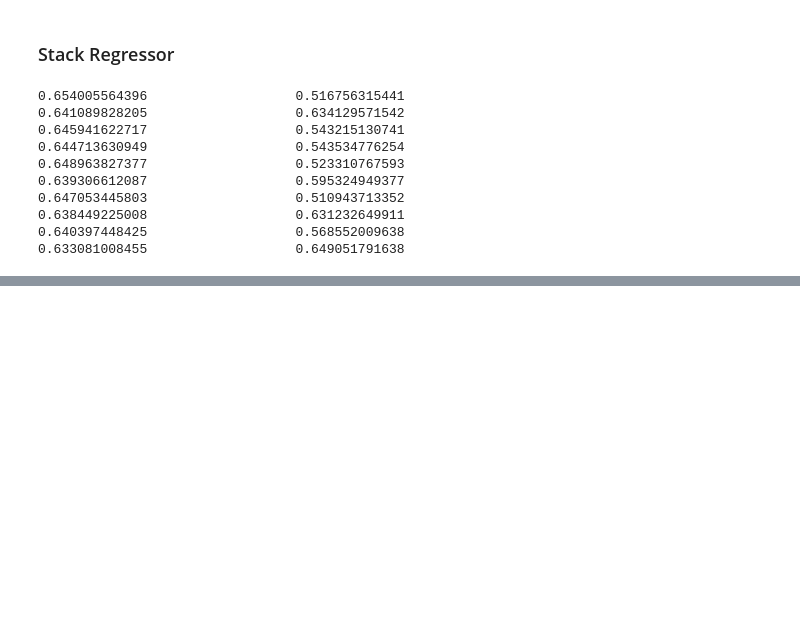
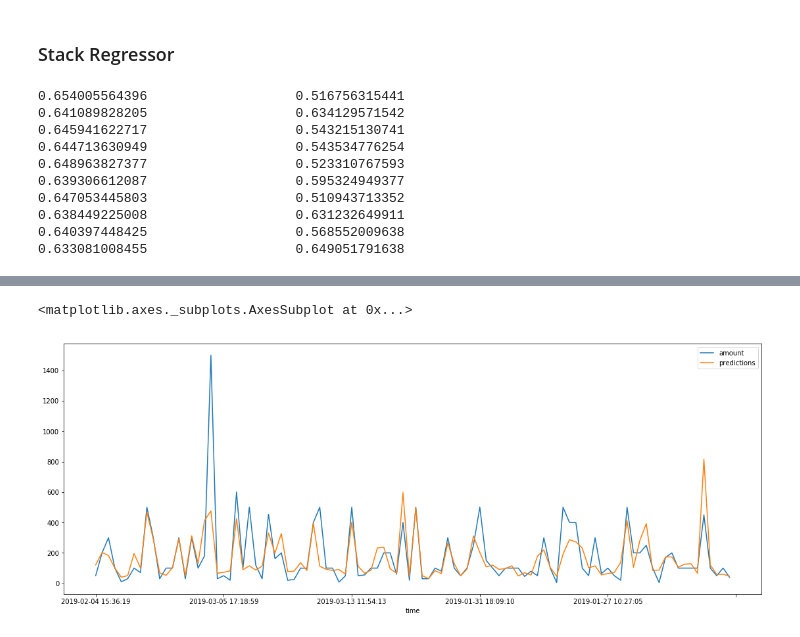
Before and after one commit to sylvia31096/Anomaly-Detection, a Jupyter notebook: Customer Behaviour Regression Models.ipynb, the cells around one changed output, grey strips where cells are left out. Cells and saved outputs as stored; diff of their text form; code cells hidden in the pictures; blank space fills up the shorter version.

```diff
--- a/Customer Behaviour Regression Models.ipynb
+++ b/Customer Behaviour Regression Models.ipynb
@@ -172,0 +177,4 @@ for train_index, test_index in kf.split(X):
+# %%
+test_df = df.iloc[test_index]
+# %%
+test_df['predictions'] = y_
@@ -172,0 +202,8 @@ for train_index, test_index in kf.split(X):
+# %%
+test_df = test_df[['time','amount','predictions']].set_index('time')
+# %%
+plt.rcParams['figure.figsize']=[19,7]
+test_df.head(100).plot()
+# %% [output]
+<matplotlib.axes._subplots.AxesSubplot at 0x...>
+[figure, added]
```
Also changed, not shown: parts of 2 cells of this notebook, 2 other files.
